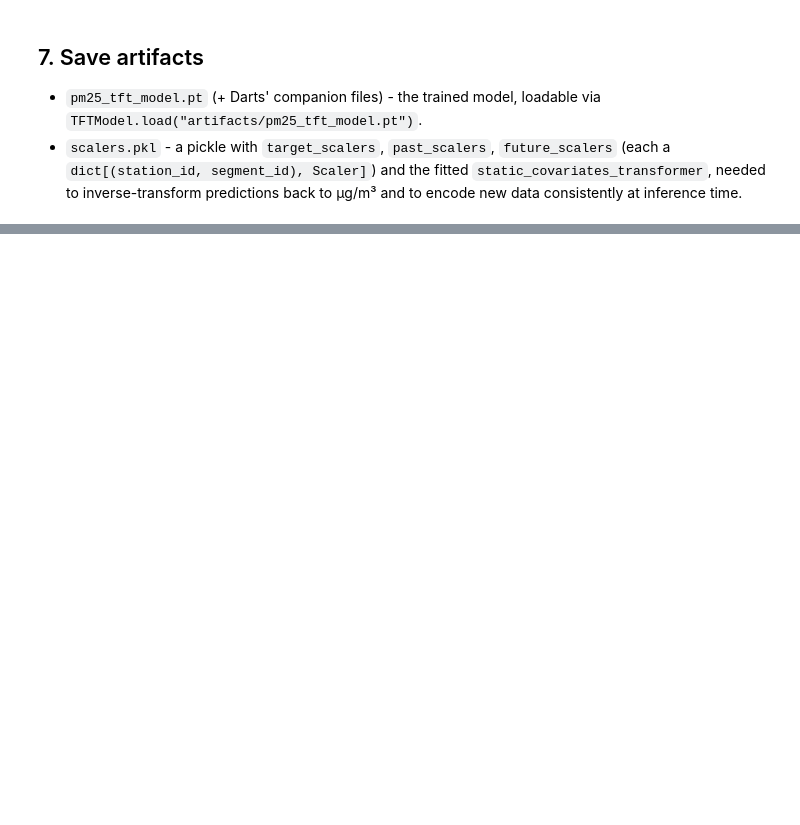
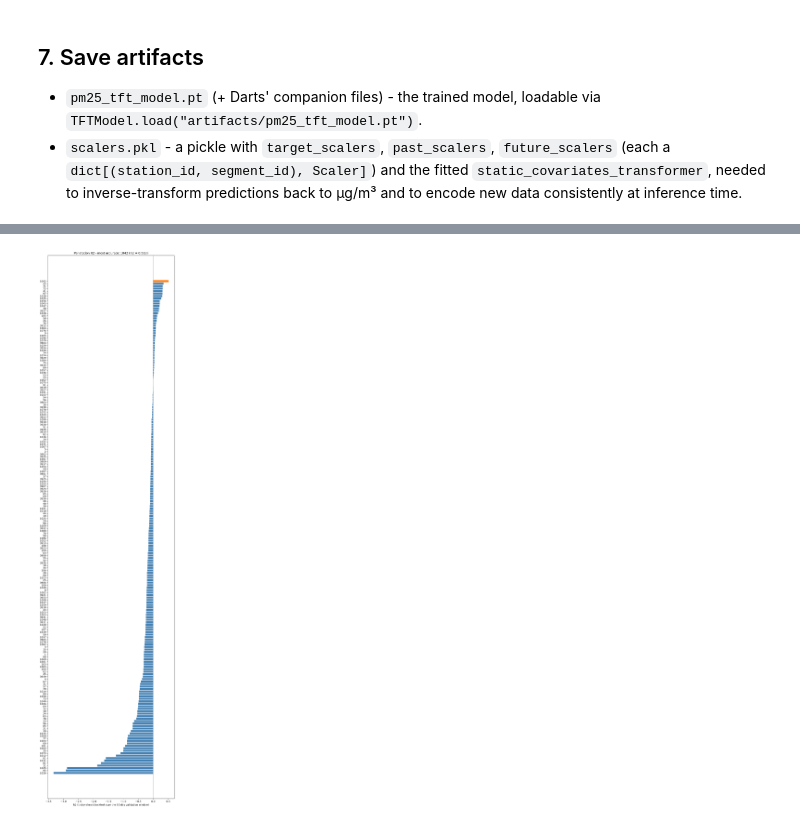
Before and after one commit to jackpencwby/ce-kmitl-capstone-project-1, a Jupyter notebook: pm25-tft-model/pm25_tft_training.ipynb, the cells around one changed output, grey strips where cells are left out. Drawn from its saved outputs; the diff is of its cells as text; code cells hidden in the pictures; blank space fills up the shorter version.

```diff
--- a/pm25-tft-model/pm25_tft_training.ipynb
+++ b/pm25-tft-model/pm25_tft_training.ipynb
@@ -229,6 +231,7 @@ class GroupSeries:
     segment_id: str
     train_target: TimeSeries
     val_target: TimeSeries | None
+    full_target: TimeSeries  # full span, unscaled; scaled in _scale_group_series
     past_covariates: TimeSeries  # full span, already scaled
     future_covariates: TimeSeries  # full span, already scaled
 
@@ -241,6 +244,8 @@ class Datasets:
     val_targets: list[TimeSeries]
     val_past_covariates: list[TimeSeries]
     val_future_covariates: list[TimeSeries]
+    val_full_targets: list[TimeSeries]
+    val_keys: list[tuple[str, str]]
     target_scalers: dict[tuple[str, str], Scaler]
     past_scalers: dict[tuple[str, str], Scaler]
     future_scalers: dict[tuple[str, str], Scaler]
@@ -266,12 +271,10 @@ def _has_nan(ts: TimeSeries) -> bool:
 
 
 def _fill_gaps(ts: TimeSeries) -> TimeSeries:
-    # limit_direction="both" also covers the handful of groups whose very
-    # first or last row is NaN - plain linear interpolation only fills gaps
-    # strictly between two known values and would leave those edges NaN.
-    return MissingValuesFiller(
-        interpolate_kwargs={"method": "linear", "limit_direction": "both"}
-    ).transform(ts)
+    # Default fill="auto" interpolates linearly with limit_direction="both",
+    # which also covers groups whose very first or last row is NaN (plain
+    # linear interpolation would leave those edges NaN).
+    return MissingValuesFiller().transform(ts)
 # %%
 def _build_group_series(
     df: pd.DataFrame,
@@ -571,0 +640,76 @@ logger.info("Saved per-series scalers to %s", scalers_path)
+# %%
+assert datasets.val_targets, "No validation series were built; cannot run the evaluation."
+
+logger.info(
+    "Rolling backtest over %d validation series (1-day-ahead forecasts, 1-day stride) ...",
+    len(datasets.val_full_targets),
+)
+val_fc_lists = model.historical_forecasts(
+    series=datasets.val_full_targets,
+    past_covariates=datasets.val_past_covariates,
+    future_covariates=datasets.val_future_covariates,
+    forecast_horizon=1,  # score day-1 accuracy only; the model still trains 1-7 days
+    stride=1,
+    start=val_start_date,
+    start_format="value",
+    retrain=False,
+    last_points_only=False,
+    overlap_end=False,
+    num_samples=1,
+    verbose=False,
+)
+
+rows = []
+for (station_id, segment_id), full_scaled, fc_chunks in zip(
+    datasets.val_keys, datasets.val_full_targets, val_fc_lists
+):
+    scaler = datasets.target_scalers[(station_id, segment_id)]
+    forecast = concatenate([scaler.inverse_transform(fc) for fc in fc_chunks])
+    actual = scaler.inverse_transform(full_scaled).slice_intersect(forecast)
+    y_true = actual.values(copy=False).ravel()
+    y_pred = forecast.values(copy=False).ravel()
+    if len(y_true) < 2 or float(np.ptp(y_true)) == 0.0:
+        rows.append({"station_id": station_id, "segment_id": segment_id,
+                     "r2": np.nan, "mae": np.nan, "n_points": len(y_true)})
+        continue
+    rows.append({
+        "station_id": station_id,
+        "segment_id": segment_id,
+        "r2": r2_score(y_true, y_pred),
+        "mae": mean_absolute_error(y_true, y_pred),
+        "n_points": len(y_true),
+    })
+
+group_df = pd.DataFrame(rows)
+n_nan = int(group_df["r2"].isna().sum())
+if n_nan:
+    logger.warning("%d group(s) excluded from the ranking (R2 undefined).", n_nan)
+
+# Stations with several segments get the mean of their segments' scores
+# (pooling segments would inflate R2 via between-segment level differences).
+station_df = (
+    group_df.dropna(subset=["r2"])
+    .groupby("station_id")
+    .agg(r2=("r2", "mean"), mae=("mae", "mean"), n_segments=("segment_id", "nunique"))
+    .sort_values("r2", ascending=False)
+    .reset_index()
+)
+
+best = station_df.iloc[0]
+print(f"Most accurate station: {best.station_id}  (R2 = {best.r2:.3f}, MAE = {best.mae:.2f} ug/m3)")
+print(f"\nOverall mean R2 across {len(station_df)} stations: {station_df['r2'].mean():.3f}")
+print("\nTop 5 stations by R2:")
+print(station_df.head(5).to_string(index=False))
+print("\nBottom 5 stations by R2:")
+print(station_df.tail(5).to_string(index=False))
+
+fig, ax = plt.subplots(figsize=(8, max(6.0, 0.16 * len(station_df))))
+colors = ["tab:orange" if s == best.station_id else "steelblue" for s in station_df["station_id"]]
+ax.barh(station_df["station_id"].astype(str), station_df["r2"], color=colors)
+ax.invert_yaxis()
+ax.axvline(0.0, color="grey", linewidth=0.8)
+ax.set_xlabel("R2 (1-day-ahead backtest over the 60-day validation window)")
+ax.set_title(f"Per-station R2 - most accurate: {best.station_id} (R2 = {best.r2:.3f})")
+plt.tight_layout()
+plt.show()
+# %% [output]
@@ -572,3 +743,4 @@ logger.info("Saved per-series scalers to %s", scalers_path)
+[figure, added]
 # %% [markdown]
 ## Known limitations / things to revisit
 
```
Also changed, not shown: parts of 8 cells of this notebook, 3 other files.
